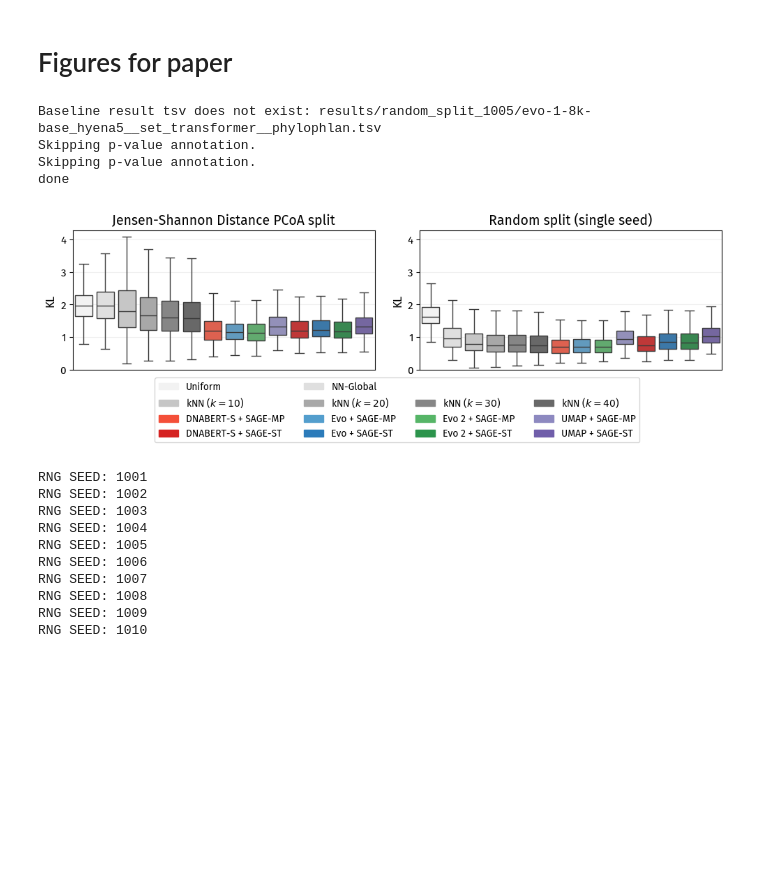
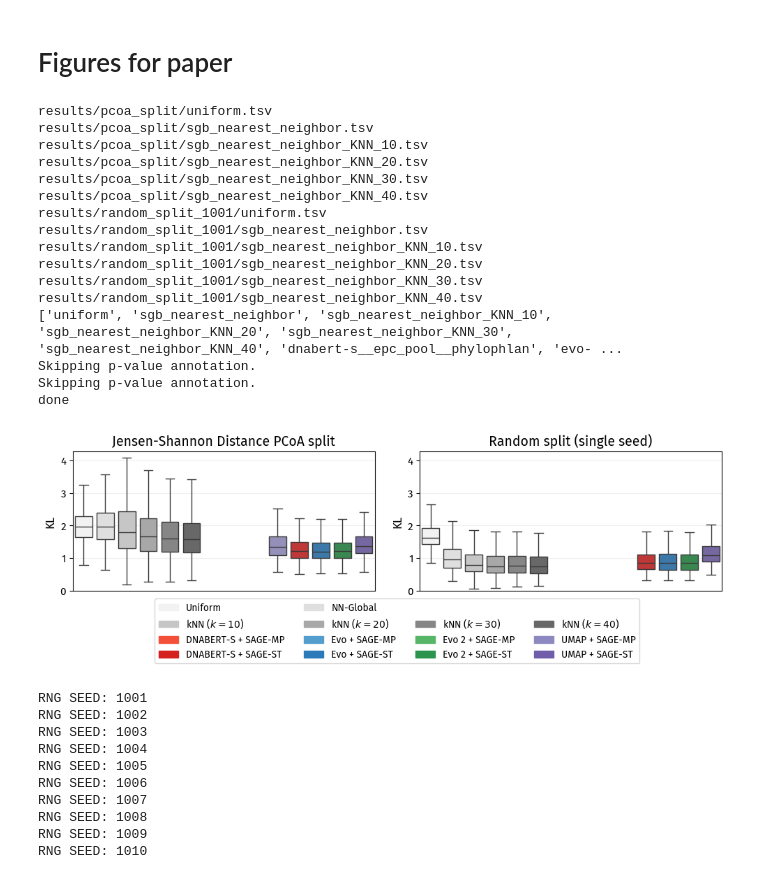
Before and after one commit to gibsonlab/microbe_embeddings_mpa, a Jupyter notebook: scripts/metaphlan_study/4_eval/evaluate-3.ipynb, the cells around one changed output. Saved outputs shown, nothing was run; the diff lists cells and outputs as text; code cells hidden in the pictures; blank space fills up the shorter version.

```diff
--- a/scripts/metaphlan_study/4_eval/evaluate-3.ipynb
+++ b/scripts/metaphlan_study/4_eval/evaluate-3.ipynb
@@ -1213,7 +1199,8 @@ torch_models_to_plot = [
 pcoa_result_df = extract_concat_result(Path('results') / 'pcoa_split', baseline_methods_to_plot + torch_models_to_plot)
 rng_result_dfs = {
     rng_seed: extract_concat_result(Path('results') / f'random_split_{rng_seed}', baseline_methods_to_plot + torch_models_to_plot)
-    for rng_seed in [1001, 1002, 1003, 1004, 1005, 1006, 1007, 1008, 1009, 1010]
+    # for rng_seed in [1001, 1002, 1003, 1004]
+    for rng_seed in [1001]
 }
 
 
@@ -1230,6 +1217,7 @@ gs = gridspec.GridSpec(2, 2, figure=fig, hspace=0.05, wspace=0.15, width_ratios=
 
 
 this_method_order = baseline_methods_to_plot + torch_models_to_plot
+print(this_method_order)
 baseline_colors = iter(sb.color_palette('Grays', 8))
 
 plot_palette = {
@@ -1285,7 +1273,7 @@ legend_ax.legend(handles=handles, loc="center", frameon=True, title="Methods", n
 
 ax1 = fig.add_subplot(gs[0, 0])  # Spans rows 0-1, column 0
 # ax2 = fig.add_subplot(gs[1, 0])  # Spans rows 0-1, column 1
-boxplot_with_paired_significance(pcoa_result_df.loc[pcoa_result_df['Method'].isin(this_method_order)], hue='Method', y='KL_err', sample_col='Sample', ax=ax1, palette=plot_palette, hue_order=this_method_order, annot_pvals=False, fontsize=FONT_SIZE)
+boxplot_with_paired_significance(pcoa_result_df.loc[(pcoa_result_df['Method'].isin(this_method_order) & (pcoa_result_df['Seed'] == 12346)) | pcoa_result_df['Method'].isin(baseline_methods_to_plot)], hue='Method', y='KL_err', sample_col='Sample', ax=ax1, palette=plot_palette, hue_order=this_method_order, annot_pvals=False, fontsize=FONT_SIZE)
 ax1.set_ylabel("KL", fontsize=FONT_SIZE, fontname="Fira Sans", fontweight='normal')
 ax1.set_xlabel(None)
 # ax1.set_xticks(range(len(this_method_order)), [name_mapping[_m] for _m in this_method_order], rotation=xtick_angle, ha='right', rotation_mode='anchor', fontname="Fira Sans", fontweight='normal')
@@ -1302,7 +1290,7 @@ ax1.set_xticks([])
 ax3 = fig.add_subplot(gs[0, 1])  # Spans rows 0-1, column 0
 # ax4 = fig.add_subplot(gs[1, 1])  # Spans rows 0-1, column 1
 _result_df = rng_result_dfs[1001]
-boxplot_with_paired_significance(_result_df.loc[_result_df['Method'].isin(this_method_order)], hue='Method', y='KL_err', sample_col='Sample', ax=ax3, palette=plot_palette, hue_order=this_method_order, annot_pvals=False, fontsize=FONT_SIZE)
+boxplot_with_paired_significance(_result_df.loc[(_result_df['Method'].isin(this_method_order) & (_result_df['Seed'] == 12346)) | _result_df['Method'].isin(baseline_methods_to_plot)], hue='Method', y='KL_err', sample_col='Sample', ax=ax3, palette=plot_palette, hue_order=this_method_order, annot_pvals=False, fontsize=FONT_SIZE)
 ax3.set_ylabel("KL", fontsize=FONT_SIZE, fontname="Fira Sans", fontweight='normal')
 ax3.set_xlabel(None)
 # ax3.set_xticks(range(len(this_method_order)), [name_mapping[_m] for _m in this_method_order], rotation=xtick_angle, ha='right', rotation_mode='anchor', fontname="Fira Sans", fontweight='normal')
@@ -1317,35 +1305,47 @@ ax3.set_xticks([])
 
 ax3.sharey(ax1)
 # ax4.sharey(ax2)
 
 
 
 from matplotlib.font_manager import FontProperties
 custom_font = FontProperties(family='Fira Sans', weight='normal', size=11)
 for ax in [ax1, ax3]:
     for label in ax.get_xticklabels():
         label.set_fontproperties(custom_font)
     for label in ax.get_yticklabels():
         label.set_fontproperties(custom_font)
     ax.grid(axis="y", linestyle="-", alpha=0.2)
 
 
 legend_ax.get_legend().set_title("", prop=custom_font)
 for text in legend_ax.get_legend().get_texts():
     text.set_fontsize(LEGEND_FONT_SIZE)
     text.set_fontfamily("Fira Sans")
     text.set_fontweight("normal")
 
 
 plt.savefig("results/sgb_pcoa_and_rng_1001_metrics.pdf", bbox_inches='tight', transparent=True)
 plt.savefig("results/sgb_pcoa_and_rng_1001_metrics.png", dpi=800, bbox_inches='tight', transparent=True)
 print("done")
 # %% [output]
-Baseline result tsv does not exist: results/random_split_1005/evo-1-8k-base_hyena5__set_transformer__phylophlan.tsv
+results/pcoa_split/uniform.tsv
+results/pcoa_split/sgb_nearest_neighbor.tsv
+results/pcoa_split/sgb_nearest_neighbor_KNN_10.tsv
+results/pcoa_split/sgb_nearest_neighbor_KNN_20.tsv
+results/pcoa_split/sgb_nearest_neighbor_KNN_30.tsv
+results/pcoa_split/sgb_nearest_neighbor_KNN_40.tsv
+results/random_split_1001/uniform.tsv
+results/random_split_1001/sgb_nearest_neighbor.tsv
+results/random_split_1001/sgb_nearest_neighbor_KNN_10.tsv
+results/random_split_1001/sgb_nearest_neighbor_KNN_20.tsv
+results/random_split_1001/sgb_nearest_neighbor_KNN_30.tsv
+results/random_split_1001/sgb_nearest_neighbor_KNN_40.tsv
+['uniform', 'sgb_nearest_neighbor', 'sgb_nearest_neighbor_KNN_10', 'sgb_nearest_neighbor_KNN_20', 'sgb_nearest_neighbor_KNN_30', 'sgb_nearest_neighbor_KNN_40', 'dnabert-s__epc_pool__phylophlan', 'evo- ...
 Skipping p-value annotation.
 Skipping p-value annotation.
 done
-[figure, old version]
+[figure, new version]
 # %%
 # ==================== render table
 this_method_order = baseline_methods_to_plot + torch_models_to_plot
```
Also changed, not shown: parts of 7 cells of this notebook, 36 other files.
